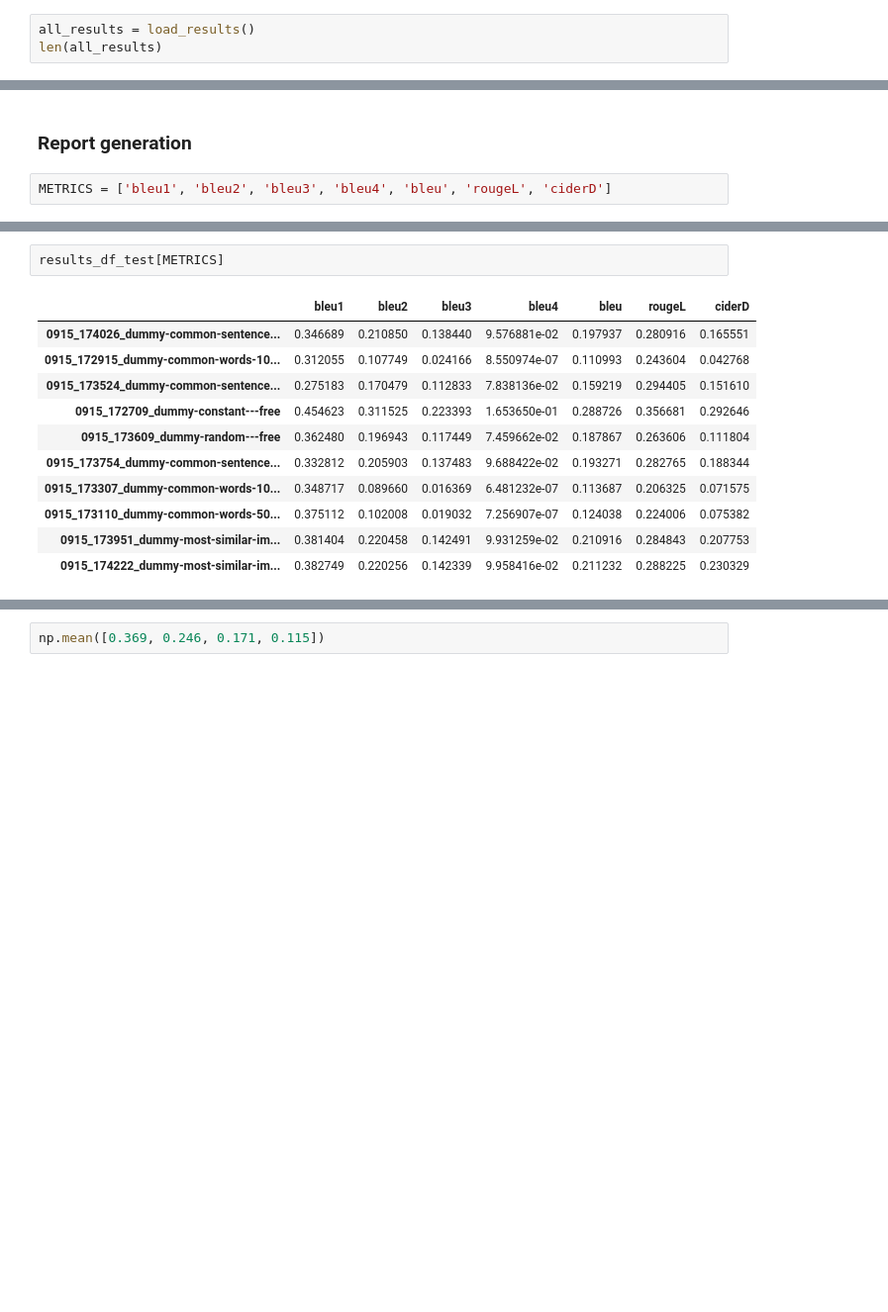
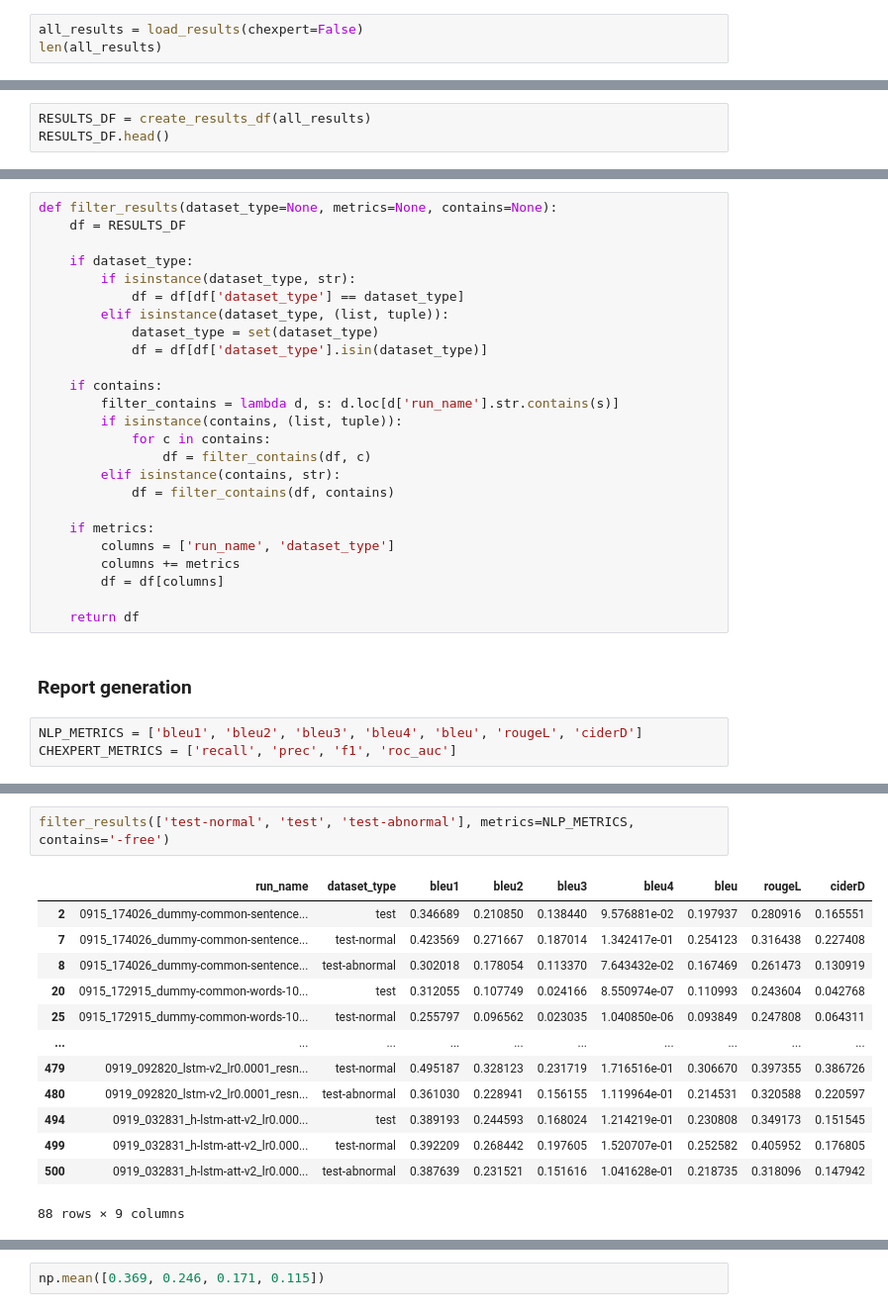
Before and after one commit to pdpino/medical-ai, a Jupyter notebook: medai/notebooks/results.ipynb, the cells around one changed output, grey strips where cells are left out. Shown: that part at 99% size. Saved outputs shown, nothing was run; the diff lists cells and outputs as text; blank space fills up the shorter version.

```diff
--- a/medai/notebooks/results.ipynb
+++ b/medai/notebooks/results.ipynb
@@ -53,6 +56,6 @@ def load_results():
 
     return all_results
 # %%
-all_results = load_results()
+all_results = load_results(chexpert=False)
 len(all_results)
 # %% [output]
@@ -73,0 +82,3 @@ results_df_test = create_results_df(all_results, 'test')
+# %%
+RESULTS_DF = create_results_df(all_results)
+RESULTS_DF.head()
@@ -74,4 +92,30 @@ results_df_test = create_results_df(all_results, 'test')
+# %%
+def filter_results(dataset_type=None, metrics=None, contains=None):
+    df = RESULTS_DF
+
+    if dataset_type:
+        if isinstance(dataset_type, str):
+            df = df[df['dataset_type'] == dataset_type]
+        elif isinstance(dataset_type, (list, tuple)):
+            dataset_type = set(dataset_type)
+            df = df[df['dataset_type'].isin(dataset_type)]
+
+    if contains:
+        filter_contains = lambda d, s: d.loc[d['run_name'].str.contains(s)]
+        if isinstance(contains, (list, tuple)):
+            for c in contains:
+                df = filter_contains(df, c)
+        elif isinstance(contains, str):
+            df = filter_contains(df, contains)
+
+    if metrics:
+        columns = ['run_name', 'dataset_type']
+        columns += metrics
+        df = df[columns]
+
+    return df
 # %% [markdown]
 ### Report generation
 # %%
-METRICS = ['bleu1', 'bleu2', 'bleu3', 'bleu4', 'bleu', 'rougeL', 'ciderD']
+NLP_METRICS = ['bleu1', 'bleu2', 'bleu3', 'bleu4', 'bleu', 'rougeL', 'ciderD']
+CHEXPERT_METRICS = ['recall', 'prec', 'f1', 'roc_auc']
@@ -98,14 +122,16 @@ results_df_val
-# %%
-results_df_test[METRICS]
-# %% [output]
-|  | bleu1 | bleu2 | bleu3 | bleu4 | bleu | rougeL | ciderD |
-| 0915_174026_dummy-common-sentence... | 0.346689 | 0.210850 | 0.138440 | 9.576881e-02 | 0.197937 | 0.280916 | 0.165551 |
-| 0915_172915_dummy-common-words-10... | 0.312055 | 0.107749 | 0.024166 | 8.550974e-07 | 0.110993 | 0.243604 | 0.042768 |
-| 0915_173524_dummy-common-sentence... | 0.275183 | 0.170479 | 0.112833 | 7.838136e-02 | 0.159219 | 0.294405 | 0.151610 |
-| 0915_172709_dummy-constant---free | 0.454623 | 0.311525 | 0.223393 | 1.653650e-01 | 0.288726 | 0.356681 | 0.292646 |
-| 0915_173609_dummy-random---free | 0.362480 | 0.196943 | 0.117449 | 7.459662e-02 | 0.187867 | 0.263606 | 0.111804 |
-| 0915_173754_dummy-common-sentence... | 0.332812 | 0.205903 | 0.137483 | 9.688422e-02 | 0.193271 | 0.282765 | 0.188344 |
-| 0915_173307_dummy-common-words-10... | 0.348717 | 0.089660 | 0.016369 | 6.481232e-07 | 0.113687 | 0.206325 | 0.071575 |
-| 0915_173110_dummy-common-words-50... | 0.375112 | 0.102008 | 0.019032 | 7.256907e-07 | 0.124038 | 0.224006 | 0.075382 |
-| 0915_173951_dummy-most-similar-im... | 0.381404 | 0.220458 | 0.142491 | 9.931259e-02 | 0.210916 | 0.284843 | 0.207753 |
-| 0915_174222_dummy-most-similar-im... | 0.382749 | 0.220256 | 0.142339 | 9.958416e-02 | 0.211232 | 0.288225 | 0.230329 |
+# %%
+filter_results(['test-normal', 'test', 'test-abnormal'], metrics=NLP_METRICS, contains='-free')
+# %% [output]
+|  | run_name | dataset_type | bleu1 | bleu2 | bleu3 | bleu4 | bleu | rougeL | ciderD |
+| 2 | 0915_174026_dummy-common-sentence... | test | 0.346689 | 0.210850 | 0.138440 | 9.576881e-02 | 0.197937 | 0.280916 | 0.165551 |
+| 7 | 0915_174026_dummy-common-sentence... | test-normal | 0.423569 | 0.271667 | 0.187014 | 1.342417e-01 | 0.254123 | 0.316438 | 0.227408 |
+| 8 | 0915_174026_dummy-common-sentence... | test-abnormal | 0.302018 | 0.178054 | 0.113370 | 7.643432e-02 | 0.167469 | 0.261473 | 0.130919 |
+| 20 | 0915_172915_dummy-common-words-10... | test | 0.312055 | 0.107749 | 0.024166 | 8.550974e-07 | 0.110993 | 0.243604 | 0.042768 |
+| 25 | 0915_172915_dummy-common-words-10... | test-normal | 0.255797 | 0.096562 | 0.023035 | 1.040850e-06 | 0.093849 | 0.247808 | 0.064311 |
+| ... | ... | ... | ... | ... | ... | ... | ... | ... | ... |
+| 479 | 0919_092820_lstm-v2_lr0.0001_resn... | test-normal | 0.495187 | 0.328123 | 0.231719 | 1.716516e-01 | 0.306670 | 0.397355 | 0.386726 |
+| 480 | 0919_092820_lstm-v2_lr0.0001_resn... | test-abnormal | 0.361030 | 0.228941 | 0.156155 | 1.119964e-01 | 0.214531 | 0.320588 | 0.220597 |
+| 494 | 0919_032831_h-lstm-att-v2_lr0.000... | test | 0.389193 | 0.244593 | 0.168024 | 1.214219e-01 | 0.230808 | 0.349173 | 0.151545 |
+| 499 | 0919_032831_h-lstm-att-v2_lr0.000... | test-normal | 0.392209 | 0.268442 | 0.197605 | 1.520707e-01 | 0.252582 | 0.405952 | 0.176805 |
+| 500 | 0919_032831_h-lstm-att-v2_lr0.000... | test-abnormal | 0.387639 | 0.231521 | 0.151616 | 1.041628e-01 | 0.218735 | 0.318096 | 0.147942 |
+88 rows × 9 columns
```
Also changed, not shown: parts of 12 cells of this notebook, 5 other files.
